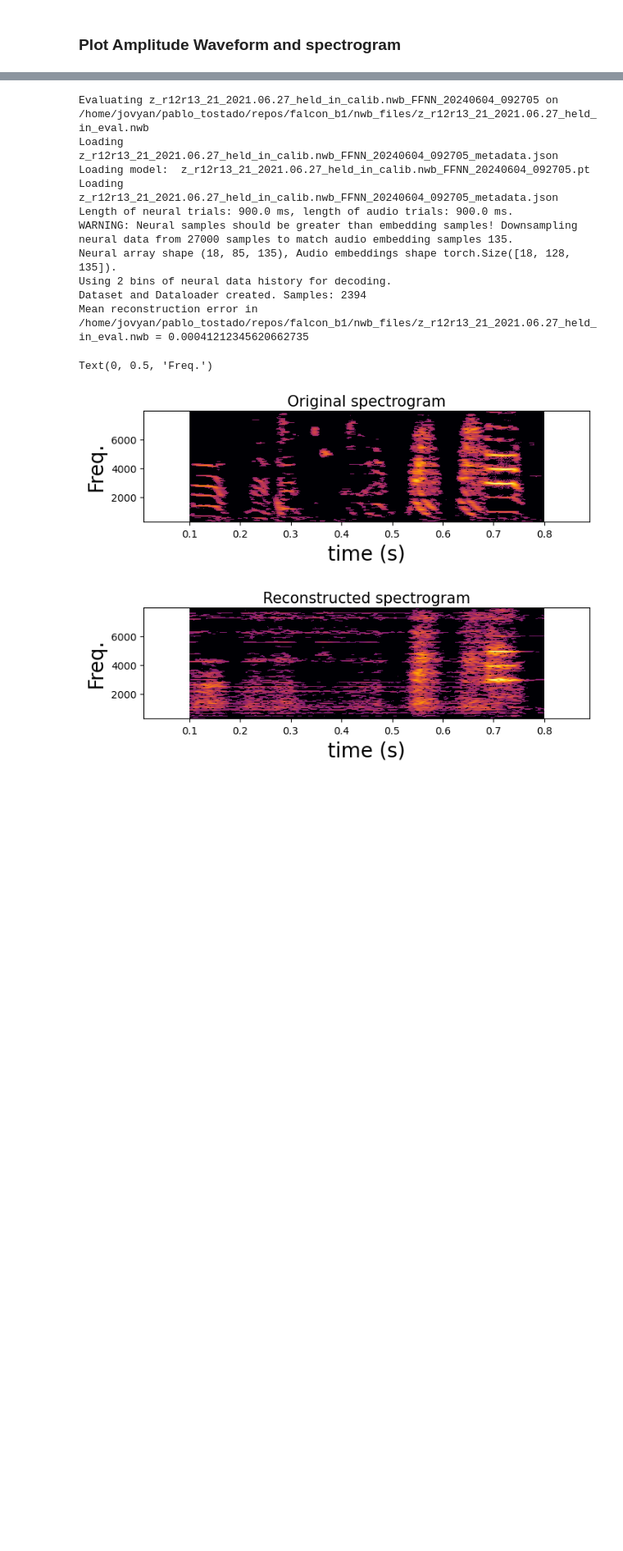
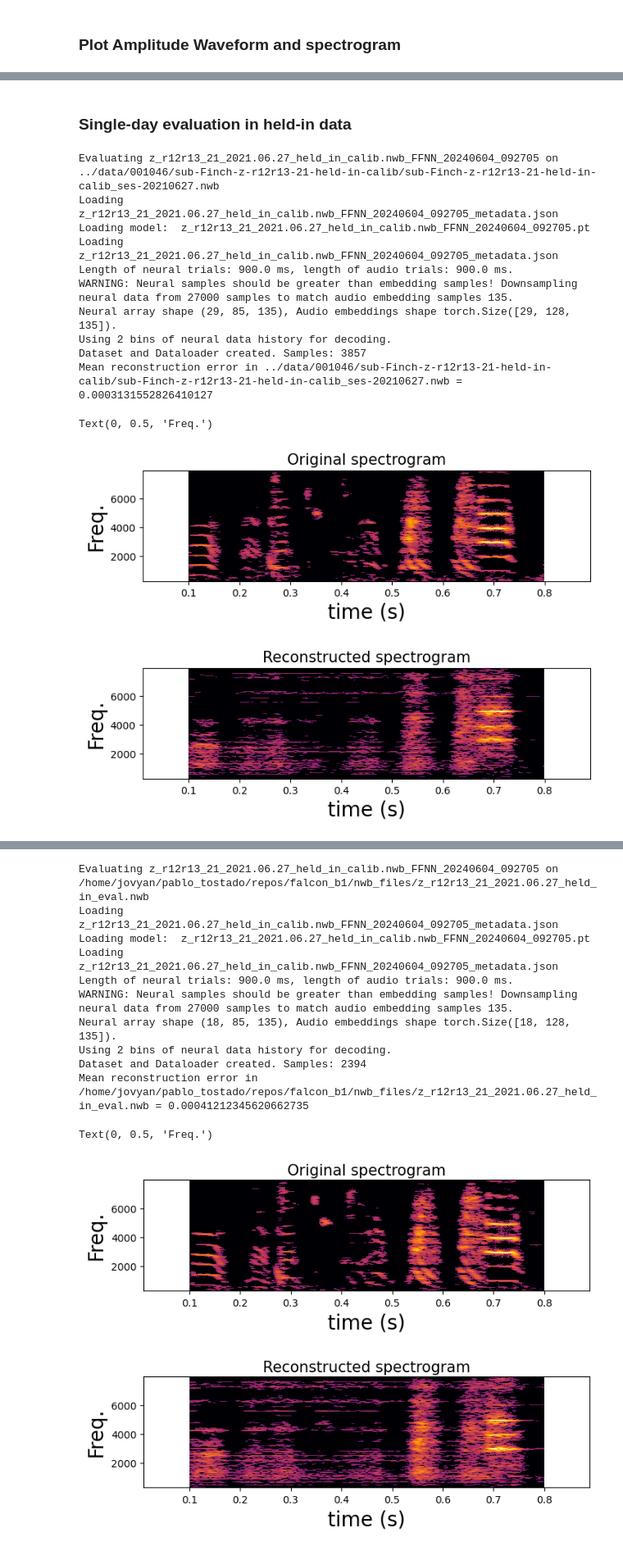
Before and after one commit to snel-repo/falcon-challenge, a Jupyter notebook: data_demos/b1.ipynb, the cells around one changed output, grey strips where cells are left out. Shown at 82% size. Drawn from its saved outputs; the diff is of its cells as text; code cells hidden in the pictures; blank space fills up the shorter version.

```diff
--- a/data_demos/b1.ipynb
+++ b/data_demos/b1.ipynb
@@ -190,7 +210,7 @@ def normalize_signal(x):
     return (x-np.min(x))/(np.max(x)-np.min(x))
 
 
-def evaluate_ensongdec_model(model_timestamp, nwb_eval_file_path, model_extension):
+def evaluate_ensongdec_model(models_checkpoints_dir, model_timestamp, nwb_eval_file_path, model_extension):
     print(f'Evaluating {model_timestamp} on {nwb_eval_file_path}')
 
     # Filter files based on the extension
@@ -222,7 +242,7 @@ def evaluate_ensongdec_model(model_timestamp, nwb_eval_file_path, model_extensio
     # --------- PREDICT AMPLITUDE WAVEFORM --------- #
     num_trials = len(trial_info)
     scale = torch.mean(scales)
-    original_audio, reconstructed_audio = generate_trialized_original_and_reconstructed_audio(ffnn_model, test_dataset, test_loader, fs_audio, encodec_model, scale, num_trials)
+    original_audio, reconstructed_audio = generate_original_and_reconstructed_audio(ffnn_model, test_dataset, test_loader, fs_audio, encodec_model, scale, num_trials)
 
     # --------- PAD AUDIO WAVEFORM --------- #
     # In our decoding strategy, the use of ~14ms of neural history results into a shorter reconstructed waveform than the original trials.
@@ -250,3 +270,54 @@ def evaluate_ensongdec_model(model_timestamp, nwb_eval_file_path, model_extensio
         error_per_trial.append(mean_squared_error(normalize_signal(original_sxx_masked), normalize_signal(reconstructed_sxx_masked)))
 
     return error_per_trial, original_sxx_masked, reconstructed_sxx_masked
+# %% [markdown]
+### Single-day evaluation in held-in data
+# %%
+# Paths of interest
+models_checkpoints_dir = 'b1_models/'
+model_extension = '.pt'
+
+eval_models = [
+    {
+        'model_timestamp': 'z_r12r13_21_2021.06.27_held_in_calib.nwb_FFNN_20240604_092705',
+        'nwb_eval_file_path': Path(held_in_filepath / 'sub-Finch-z-r12r13-21-held-in-calib_ses-20210627.nwb')
+    }
+]
+
+ensongdec_model = eval_models[0]
+ensongdec_model_ts = ensongdec_model['model_timestamp']
+nwb_eval_file_path = ensongdec_model['nwb_eval_file_path']
+
+error_per_trial, original_sxx_masked, reconstructed_sxx_masked = evaluate_ensongdec_model(models_checkpoints_dir, ensongdec_model_ts, nwb_eval_file_path, model_extension)
+print(f'Mean reconstruction error in {nwb_eval_file_path} = {np.mean(error_per_trial)}')
+
+# Example of an original vs. reconstructed spectrograms
+t = trial_info['spectrogram_times'][0]
+f = trial_info['spectrogram_frequencies'][0]
+
+fig, ax = plt.subplots(nrows=1, ncols=1, figsize=(8, 2))
+plt.title('Original spectrogram', fontsize=15)
+ax.pcolormesh(t, f, np.log(original_sxx_masked), cmap='inferno')
+ax.set_xlabel('time (s)', fontsize=20)
+ax.set_ylabel('Freq.', fontsize=20)
+
+
+fig, ax = plt.subplots(nrows=1, ncols=1, figsize=(8, 2))
+plt.title('Reconstructed spectrogram', fontsize=15)
+ax.pcolormesh(t, f, np.log(reconstructed_sxx_masked), cmap='inferno')
+ax.set_xlabel('time (s)', fontsize=20)
+ax.set_ylabel('Freq.', fontsize=20)
+# %% [output]
+Evaluating z_r12r13_21_2021.06.27_held_in_calib.nwb_FFNN_20240604_092705 on ../data/001046/sub-Finch-z-r12r13-21-held-in-calib/sub-Finch-z-r12r13-21-held-in-calib_ses-20210627.nwb
+Loading z_r12r13_21_2021.06.27_held_in_calib.nwb_FFNN_20240604_092705_metadata.json
+Loading model:  z_r12r13_21_2021.06.27_held_in_calib.nwb_FFNN_20240604_092705.pt
+Loading z_r12r13_21_2021.06.27_held_in_calib.nwb_FFNN_20240604_092705_metadata.json
+Length of neural trials: 900.0 ms, length of audio trials: 900.0 ms.
+WARNING: Neural samples should be greater than embedding samples! Downsampling neural data from 27000 samples to match audio embedding samples 135.
+Neural array shape (29, 85, 135), Audio embeddings shape torch.Size([29, 128, 135]).
+Using 2 bins of neural data history for decoding.
+Dataset and Dataloader created. Samples: 3857
+Mean reconstruction error in ../data/001046/sub-Finch-z-r12r13-21-held-in-calib/sub-Finch-z-r12r13-21-held-in-calib_ses-20210627.nwb = 0.0003131552826410127
+Text(0, 0.5, 'Freq.')
+[figure, added]
+[figure, added]
```
Also changed, not shown: parts of 20 cells of this notebook, 14 other files.
